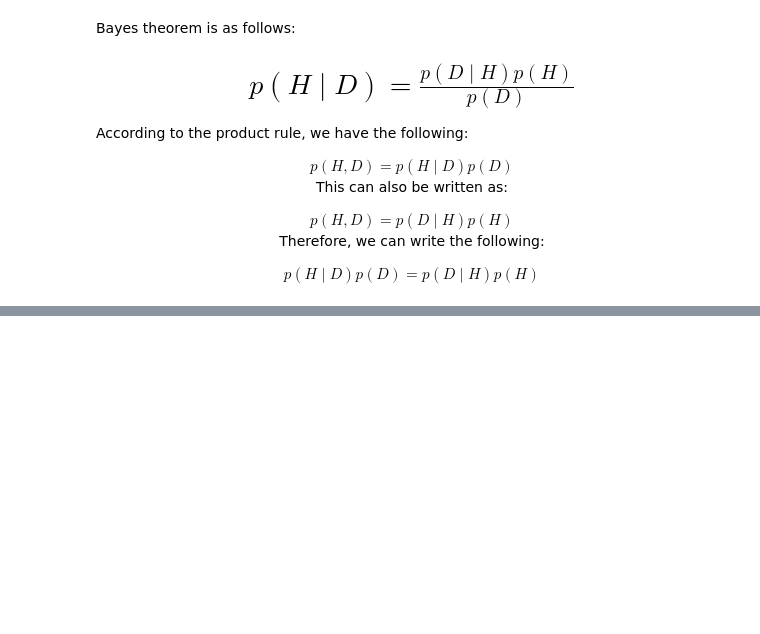
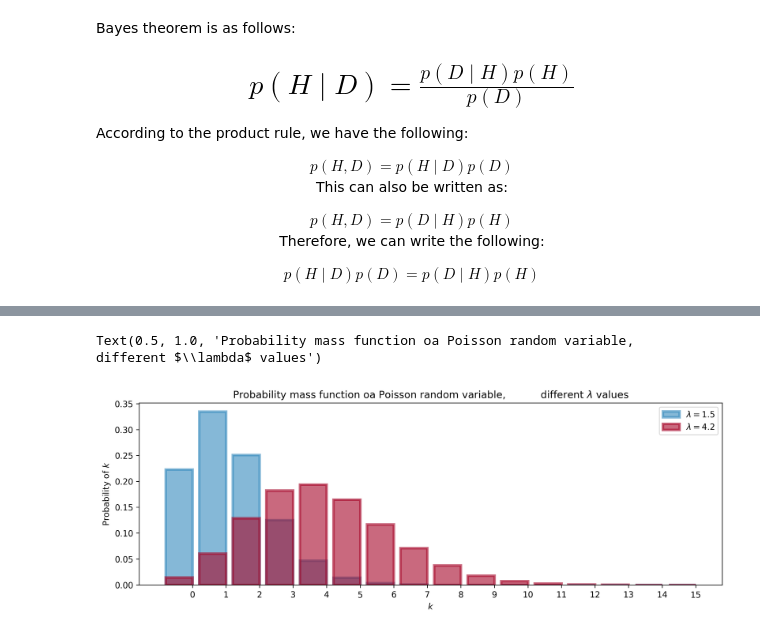
Before and after one commit to FabioArnez/Probabilistic_Programming, a Jupyter notebook: Probabilistic_Programming_Notes.ipynb, the cells around one changed output, grey strips where cells are left out. Saved outputs shown, nothing was run; the diff lists cells and outputs as text; code cells hidden in the pictures; blank space fills up the shorter version.

```diff
--- a/Probabilistic_Programming_Notes.ipynb
+++ b/Probabilistic_Programming_Notes.ipynb
@@ -76,0 +242,26 @@ If we ignore the evidence, we can write Bayes theorem as a proportionality:
+# %%
+a  = np.arange(16)
+
+poi = stats.poisson
+
+lambda_val = [1.5, 4.25]
+
+colors = ["#348ABD", "#A60628"]
+
+plt.bar(a, poi.pmf(a, lambda_val[0]), color=colors[0],
+        label="$\lambda = %.1f$" % lambda_val[0],
+        alpha=0.60, edgecolor=colors[0], lw="3")
+
+plt.bar(a, poi.pmf(a, lambda_val[1]), color=colors[1],
+        label="$\lambda = %.1f$" % lambda_val[1],
+        alpha=0.60, edgecolor=colors[1], lw="3")
+
+plt.xticks(a + 0.4, a)
+plt.legend()
+plt.ylabel("Probability of $k$")
+plt.xlabel("$k$")
+plt.title("Probability mass function oa Poisson random variable,\
+           different $\lambda$ values")
+# %% [output]
+Text(0.5, 1.0, 'Probability mass function oa Poisson random variable,           different $\\lambda$ values')
+[figure, added]
```
Also changed, not shown: parts of 30 cells of this notebook.
